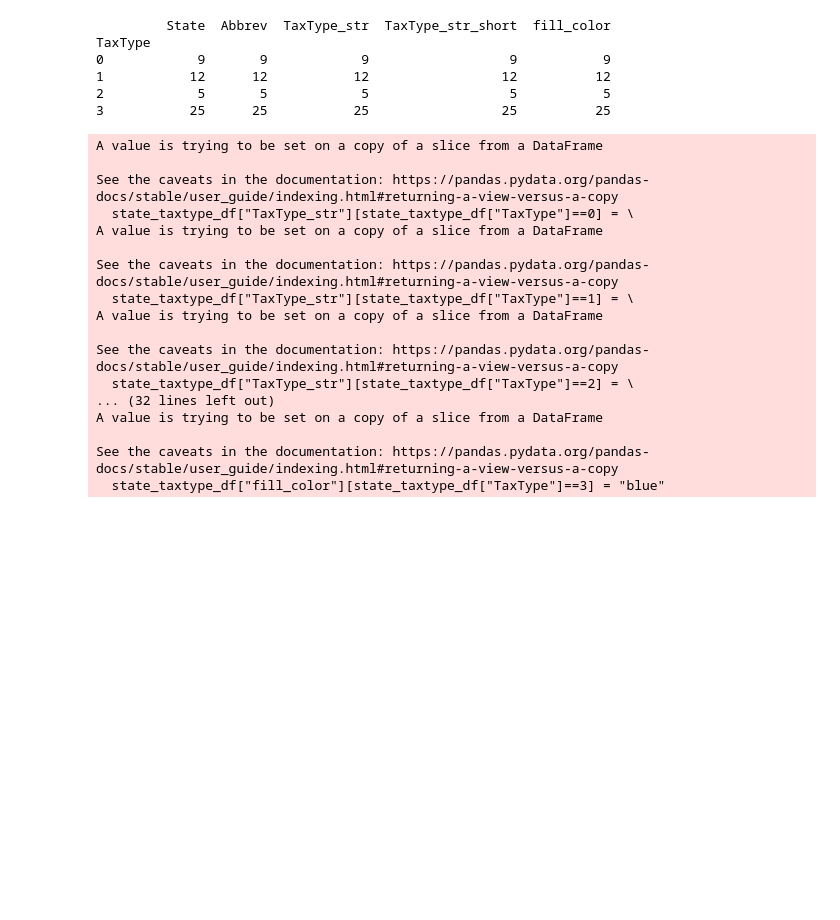
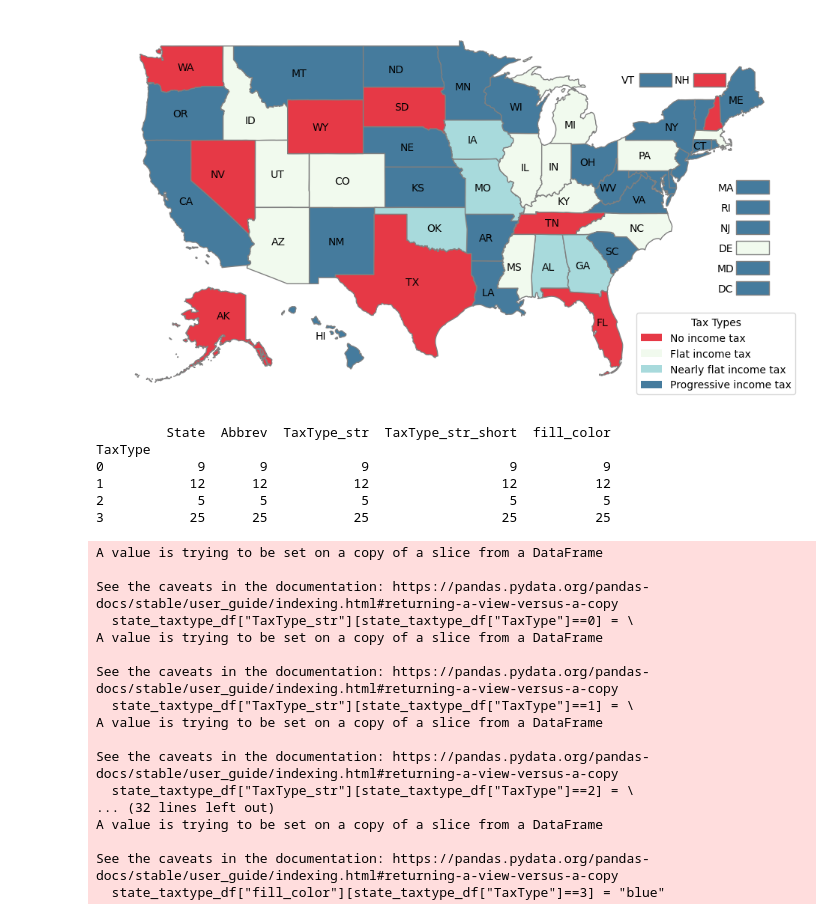
Before and after one commit to taxpat/geotax, a Jupyter notebook: first_map.ipynb, the cells around one changed output. Cells and saved outputs as stored; diff of their text form; code cells hidden in the pictures; blank space fills up the shorter version.

```diff
--- a/first_map.ipynb
+++ b/first_map.ipynb
@@ -318,3 +339,68 @@ gdf
+# %%
+#import State_tax_types.csv and convert to pandas data frame
+tax_data = pd.read_csv("State_tax_type.csv")
+#convert tax_data into dataframe
+tax_data = pd.DataFrame(tax_data)
+
+for feature in gjson["features"]:
+    state_abbrev = feature["properties"]["STUSPS"]
+
+    # Add tax data
+    tax_type = int(tax_data[tax_data["Abbrev"] == state_abbrev]["TaxType"].values[0])
+    feature["properties"]["TaxType"] = tax_type
+
+
+
+# Create a GeoDataFrame from the updated GeoJSON data
+gdf = gpd.GeoDataFrame.from_features(gjson, crs='EPSG:4326')
+
+# Define custom colors for tax types
+tax_colors = {
+    0: '#E63946',  # Red
+    1: '#F1FAEE',  # Light Gray
+    2: '#A8DADC',  # Turquoise
+    3: '#457B9D'   # Blue
+}
+
+# tax_colors = {
+#     0: '#E63946',  # Red
+#     1: '#F1FAEE',  # Light Gray
+#     2: '#A8DADC',  # Turquoise
+#     3: '#457B9D'   # Blue
+# }
+
+cmap = ListedColormap([tax_colors[i] for i in range(4)])
+
+# Create a custom legend
+legend_elements = [
+    Patch(facecolor=tax_colors[0], label='No income tax'),
+    Patch(facecolor=tax_colors[1], label='Flat income tax'),
+    Patch(facecolor=tax_colors[2], label='Nearly flat income tax'),
+    Patch(facecolor=tax_colors[3], label='Progressive income tax'),
+]
+
+# Plot the GeoDataFrame with custom legend
+fig, ax = plt.subplots(1, figsize=(12, 8))
+gdf.plot(column='TaxType', cmap=cmap, ax=ax, legend=False, edgecolor='gray')
+ax.legend(handles=legend_elements, title='Tax Types', loc='lower right')
+
+# Remove longitude and latitude borders
+ax.spines['top'].set_visible(False)
+ax.spines['right'].set_visible(False)
+ax.spines['bottom'].set_visible(False)
+ax.spines['left'].set_visible(False)
+# remove exis numbers
+ax.set_xticks([])
+ax.set_yticks([])
+
+# Add state abbreviations to the middle of each state using ab_lon and ab_lat
+for lon, lat, abbrev in zip(gdf['ab_lon'], gdf['ab_lat'], gdf['STUSPS']):
+    ax.annotate(abbrev, xy=(lon, lat), xytext=(0, 3), textcoords='offset points', ha='center', fontsize=10)
+
+
+plt.show()
+# %% [output]
+[figure, added]
 # %%
 # Import packages
 import pandas as pd
```
Also changed, not shown: parts of 8 cells of this notebook, 1 other file.
